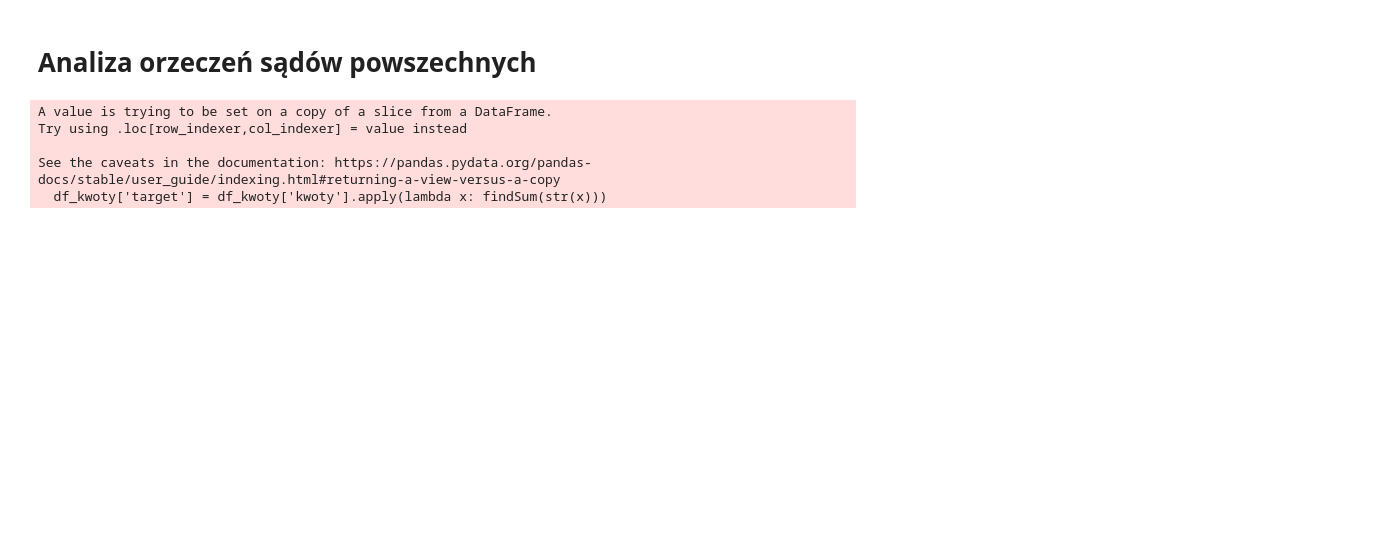
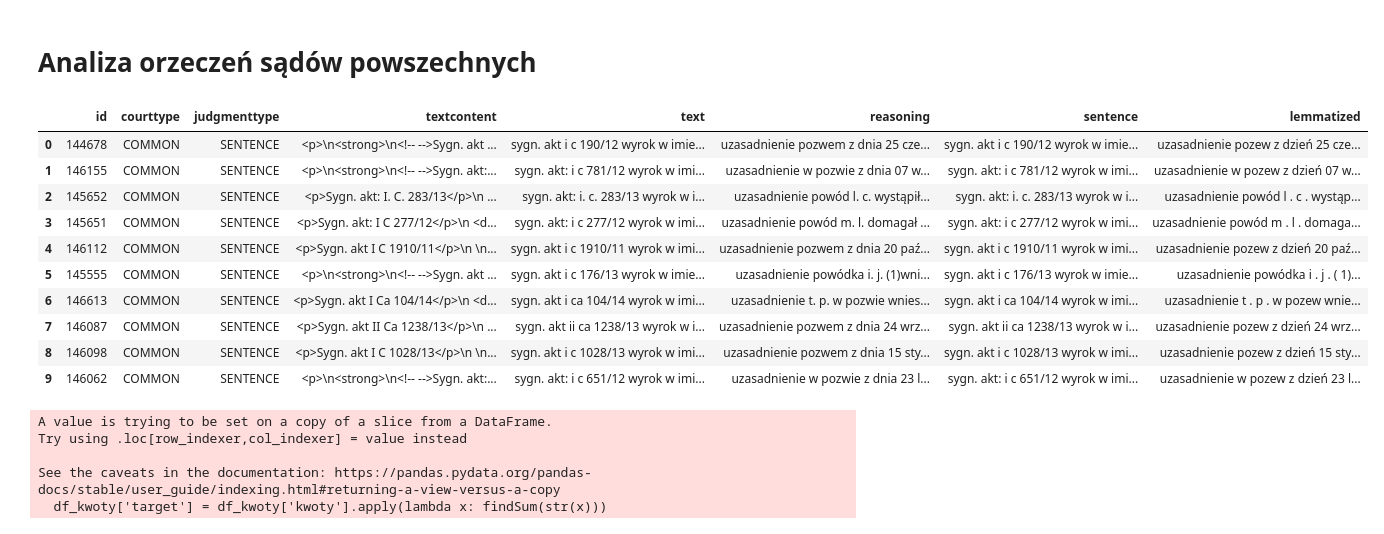
Before and after one commit to czescmateusz/analiza-orzeczen-sadowych, a Jupyter notebook: notebooks/analiza_orzeczen_sadow_powszechnych.ipynb, the cells around one changed output. Drawn from its saved outputs; the diff is of its cells as text; code cells hidden in the pictures; blank space fills up the shorter version.

```diff
--- a/notebooks/analiza_orzeczen_sadow_powszechnych.ipynb
+++ b/notebooks/analiza_orzeczen_sadow_powszechnych.ipynb
@@ -14,11 +14,10 @@ os.chdir('..')
 import spacy
 nlp = spacy.load('pl_core_news_sm')
 dflist = []
-for i in range(1,10):
-    df = pd.read_csv('./resources/compensation_with_lemmas_chunk_{}.zip'.format(i))
+for i in range(1,12):
+    df = pd.read_csv('./resources/compensation/compensation_lemmatized_chunk_{}.zip'.format(i))
     dflist.append(df)
-
-data = pd.concat(dflist)
+df = pd.concat(dflist)
 del dflist
 # df = df[['id', 'courttype', 'judgmenttype', 'textcontent']]
 # df = df[df["courttype"] == 'COMMON']
@@ -29,6 +28,20 @@ del dflist
 # df.text = df.text.replace(r'\n',' ', regex=True)
 # df.text = df['text'].str.lower()
 # df["lemmatized"] = df.reasoning.apply(lambda x: " ".join([y.lemma_ for y in nlp(str(x))]))
+# %%
+df.head(10)
+# %% [output]
+|  | id | courttype | judgmenttype | textcontent | text | reasoning | sentence | lemmatized |
+| 0 | 144678 | COMMON | SENTENCE | <p>\n<strong>\n<!-- -->Sygn. akt ... | sygn. akt i c 190/12 wyrok w imie... | uzasadnienie pozwem z dnia 25 cze... | sygn. akt i c 190/12 wyrok w imie... | uzasadnienie pozew z dzień 25 cze... |
+| 1 | 146155 | COMMON | SENTENCE | <p>\n<strong>\n<!-- -->Sygn. akt:... | sygn. akt: i c 781/12 wyrok w imi... | uzasadnienie w pozwie z dnia 07 w... | sygn. akt: i c 781/12 wyrok w imi... | uzasadnienie w pozew z dzień 07 w... |
+| 2 | 145652 | COMMON | SENTENCE | <p>Sygn. akt: I. C. 283/13</p>\n ... | sygn. akt: i. c. 283/13 wyrok w i... | uzasadnienie powód l. c. wystąpił... | sygn. akt: i. c. 283/13 wyrok w i... | uzasadnienie powód l . c . wystąp... |
+| 3 | 145651 | COMMON | SENTENCE | <p>Sygn. akt: I C 277/12</p>\n <d... | sygn. akt: i c 277/12 wyrok w imi... | uzasadnienie powód m. l. domagał ... | sygn. akt: i c 277/12 wyrok w imi... | uzasadnienie powód m . l . domaga... |
+| 4 | 146112 | COMMON | SENTENCE | <p>Sygn. akt I C 1910/11</p>\n \n... | sygn. akt i c 1910/11 wyrok w imi... | uzasadnienie pozwem z dnia 20 paź... | sygn. akt i c 1910/11 wyrok w imi... | uzasadnienie pozew z dzień 20 paź... |
+| 5 | 145555 | COMMON | SENTENCE | <p>\n<strong>\n<!-- -->Sygn. akt ... | sygn. akt i c 176/13 wyrok w imie... | uzasadnienie powódka i. j. (1)wni... | sygn. akt i c 176/13 wyrok w imie... | uzasadnienie powódka i . j . ( 1)... |
+| 6 | 146613 | COMMON | SENTENCE | <p>Sygn. akt I Ca 104/14</p>\n <d... | sygn. akt i ca 104/14 wyrok w imi... | uzasadnienie t. p. w pozwie wnies... | sygn. akt i ca 104/14 wyrok w imi... | uzasadnienie t . p . w pozew wnie... |
+| 7 | 146087 | COMMON | SENTENCE | <p>Sygn. akt II Ca 1238/13</p>\n ... | sygn. akt ii ca 1238/13 wyrok w i... | uzasadnienie pozwem z dnia 24 wrz... | sygn. akt ii ca 1238/13 wyrok w i... | uzasadnienie pozew z dzień 24 wrz... |
+| 8 | 146098 | COMMON | SENTENCE | <p>Sygn. akt I C 1028/13</p>\n \n... | sygn. akt i c 1028/13 wyrok w imi... | uzasadnienie pozwem z dnia 15 sty... | sygn. akt i c 1028/13 wyrok w imi... | uzasadnienie pozew z dzień 15 sty... |
+| 9 | 146062 | COMMON | SENTENCE | <p>\n<strong>\n<!-- -->Sygn. akt:... | sygn. akt: i c 651/12 wyrok w imi... | uzasadnienie w pozwie z dnia 23 l... | sygn. akt: i c 651/12 wyrok w imi... | uzasadnienie w pozew z dzień 23 l... |
 # %%
 #df_test['kwoty'] = df_test['text'].str.extract('(zasądza (...) na rzecz powoda kwotę [\d+.]*)', expand=True)
 df.sentence = df.sentence.str.replace('\.','', regex=True)
```
Also changed, not shown: parts of 7 cells of this notebook, 36 other files.
